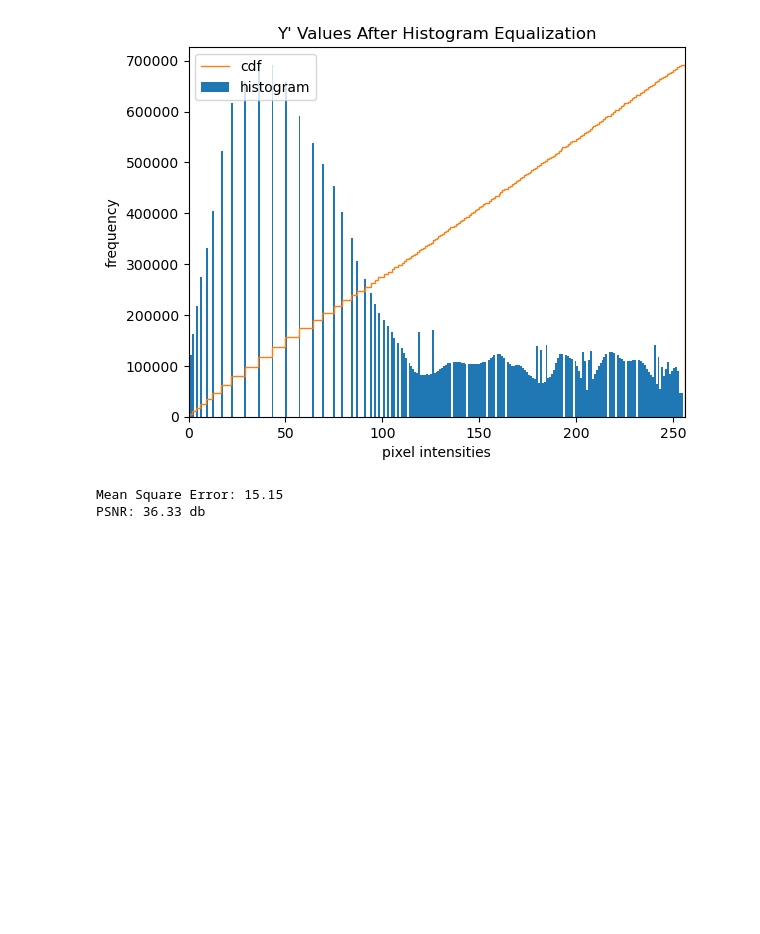
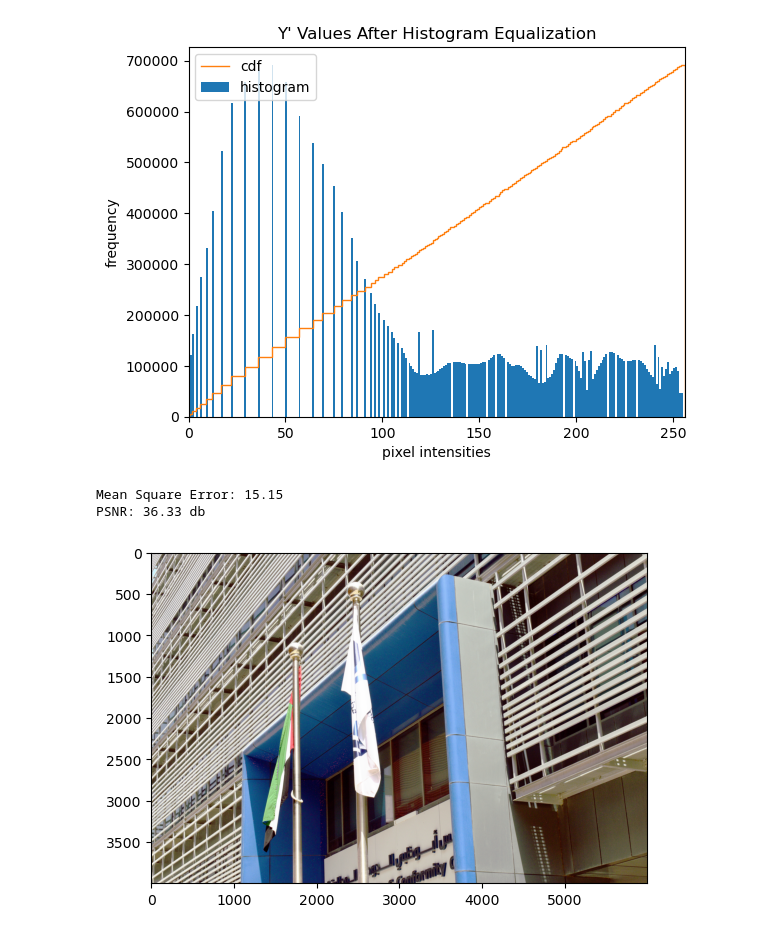
Before and after one commit to abdulahadbutt/CV701-Assignment1, a Jupyter notebook: main.ipynb, the cells around one changed output. Drawn from its saved outputs; the diff is of its cells as text; code cells hidden in the pictures; blank space fills up the shorter version.

Commit message:
added rgb_hist func and moved everything to main.ipynb

```diff
--- a/main.ipynb
+++ b/main.ipynb
@@ -1,6 +1,11 @@
 # %%
-import hist_eq
+# import hist_eq
 import cv2
 import matplotlib.pyplot as plt
 import numpy as np
+from math import log10, sqrt
+
+
+DAY_IMG_PATH = 'data/DSC_0232.JPG'
+NIGHT_IMG_PATH = 'data/DSC_0214.JPG'
 # %% [markdown]
@@ -61,3 +183,24 @@ print(f'PSNR: {hist_eq.psnr(hist_equalized, cv2_result):.2f} db')
 # %% [output]
 Mean Square Error: 15.15
 PSNR: 36.33 db
+# %%
+# Ablation Study: Applying Histogram Equalization to individual RGB channels
+# ? [TAKES AROUND A MINUTE TO RUN]
+img = cv2.imread(DAY_IMG_PATH)
+
+def histogram_equalization_rgb(img:np.ndarray):
+    img[:,:,0] = histogram_equalization_channel(img[:,:,0])
+    img[:,:,1] = histogram_equalization_channel(img[:,:,1])
+    img[:,:,2] = histogram_equalization_channel(img[:,:,2])
+
+    return img
+
+
+img_rgb_hist = histogram_equalization_rgb(img)
+cv2.imwrite('data/rgb_equalized_img_day.png', img_rgb_hist)
+plt.imshow(
+    cv2.cvtColor(img_rgb_hist, cv2.COLOR_BGR2RGB)
+)
+plt.show()
+# %% [output]
+[figure, added]
```
Also changed, not shown: parts of 7 cells of this notebook, 2 other files.
